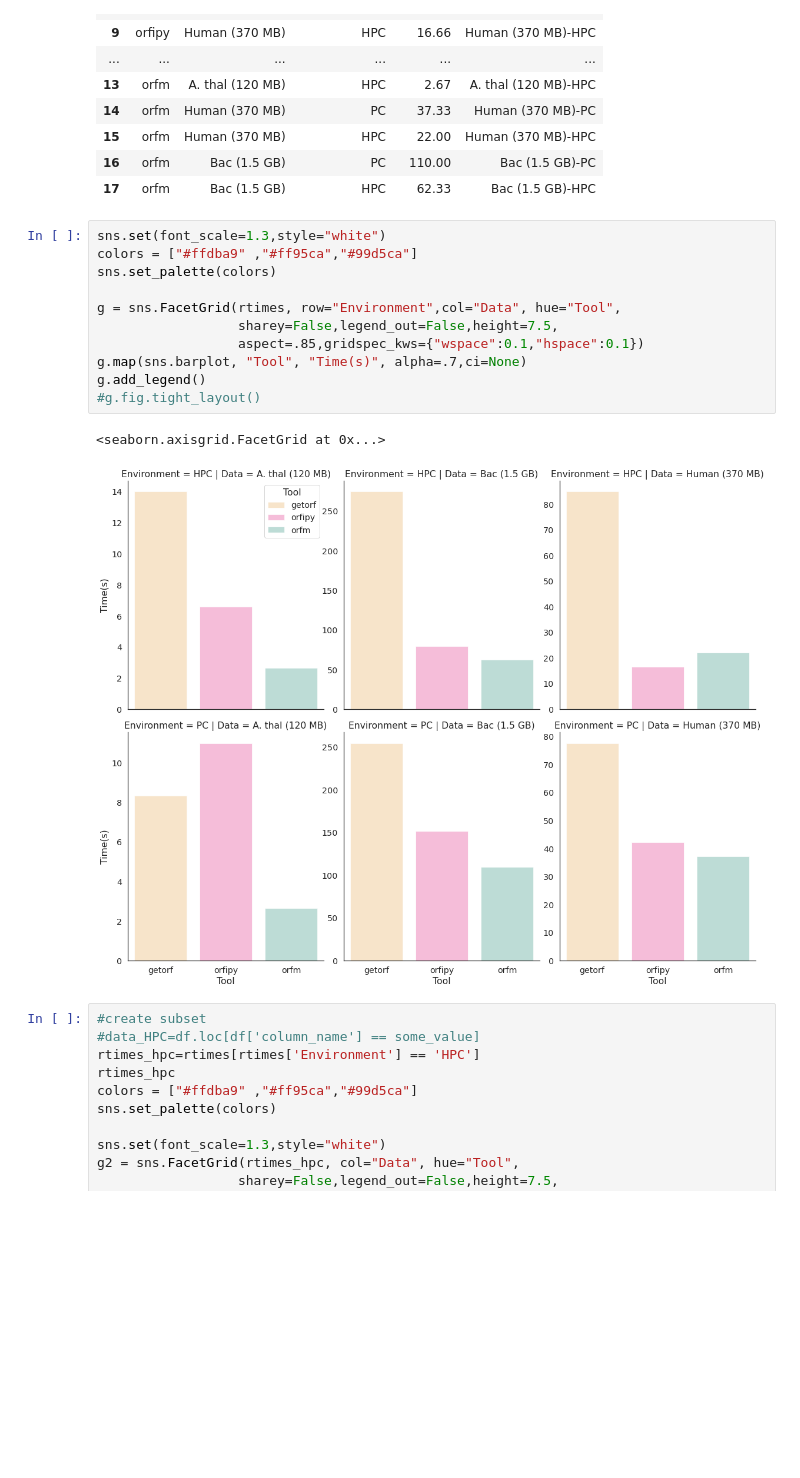
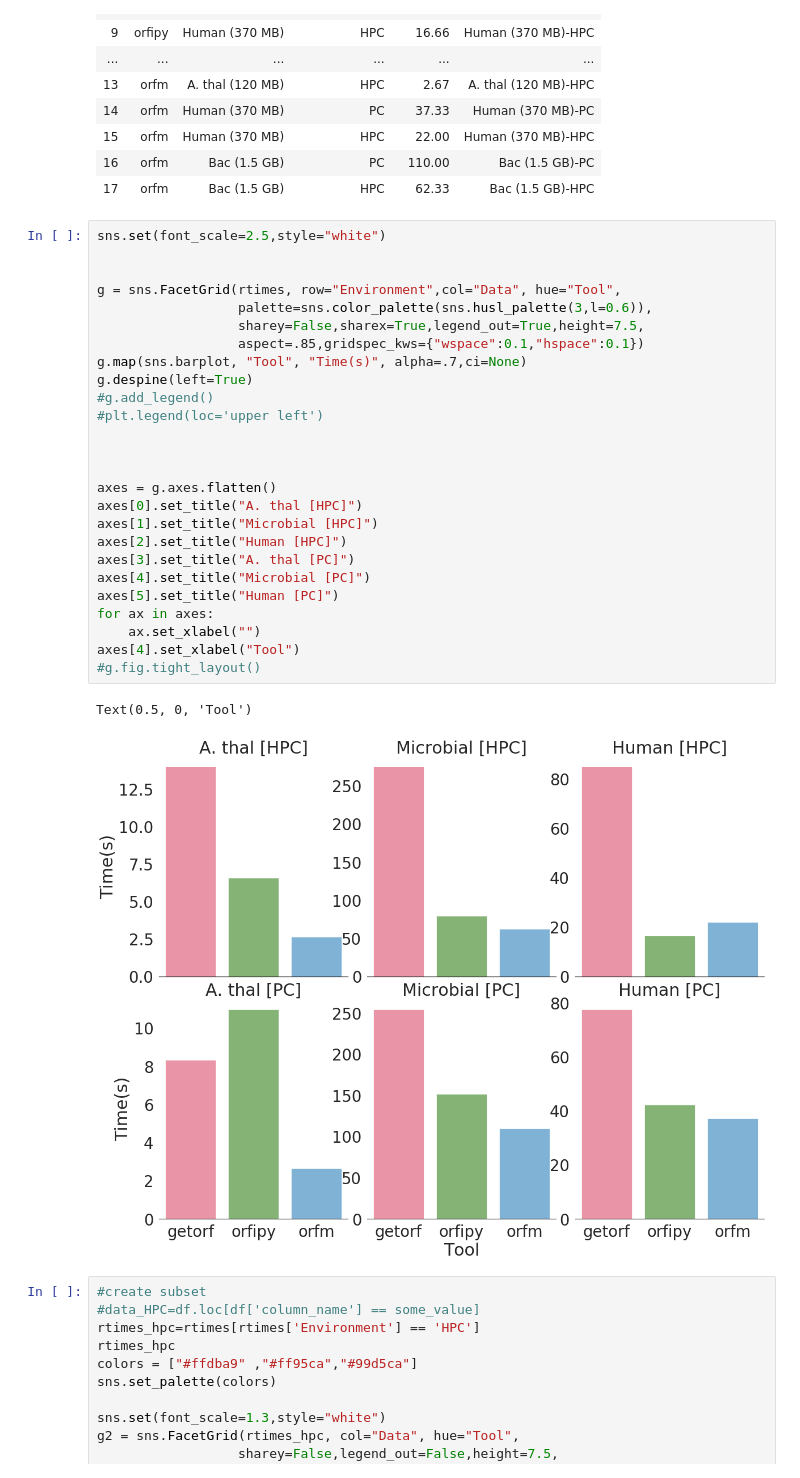
Before and after one commit to urmi-21/orfipy, a Jupyter notebook: scripts/makeplot.ipynb, the cells around one changed output. Saved outputs shown, nothing was run; the diff lists cells and outputs as text; blank space fills up the shorter version.

```diff
--- a/scripts/makeplot.ipynb
+++ b/scripts/makeplot.ipynb
@@ -28,19 +28,34 @@ rtimes
 | 16 | orfm | Bac (1.5 GB) | PC | 110.00 | Bac (1.5 GB)-PC |
 | 17 | orfm | Bac (1.5 GB) | HPC | 62.33 | Bac (1.5 GB)-HPC |
 # %%
-sns.set(font_scale=1.3,style="white")
-colors = ["#ffdba9" ,"#ff95ca","#99d5ca"]
-sns.set_palette(colors)
+sns.set(font_scale=2.5,style="white")
+
 
 g = sns.FacetGrid(rtimes, row="Environment",col="Data", hue="Tool",
-                  sharey=False,legend_out=False,height=7.5,
+                  palette=sns.color_palette(sns.husl_palette(3,l=0.6)),
+                  sharey=False,sharex=True,legend_out=True,height=7.5,
                   aspect=.85,gridspec_kws={"wspace":0.1,"hspace":0.1})
 g.map(sns.barplot, "Tool", "Time(s)", alpha=.7,ci=None)
-g.add_legend()
+g.despine(left=True)
+#g.add_legend()
+#plt.legend(loc='upper left')
+
+
+
+axes = g.axes.flatten()
+axes[0].set_title("A. thal [HPC]")
+axes[1].set_title("Microbial [HPC]")
+axes[2].set_title("Human [HPC]")
+axes[3].set_title("A. thal [PC]")
+axes[4].set_title("Microbial [PC]")
+axes[5].set_title("Human [PC]")
+for ax in axes:
+    ax.set_xlabel("")
+axes[4].set_xlabel("Tool")
 #g.fig.tight_layout()
 # %% [output]
-<seaborn.axisgrid.FacetGrid at 0x...>
+Text(0.5, 0, 'Tool')
-[figure, old version]
+[figure, new version]
 # %%
 #create subset
 #data_HPC=df.loc[df['column_name'] == some_value]
```
Also changed, not shown: 1 other file.
